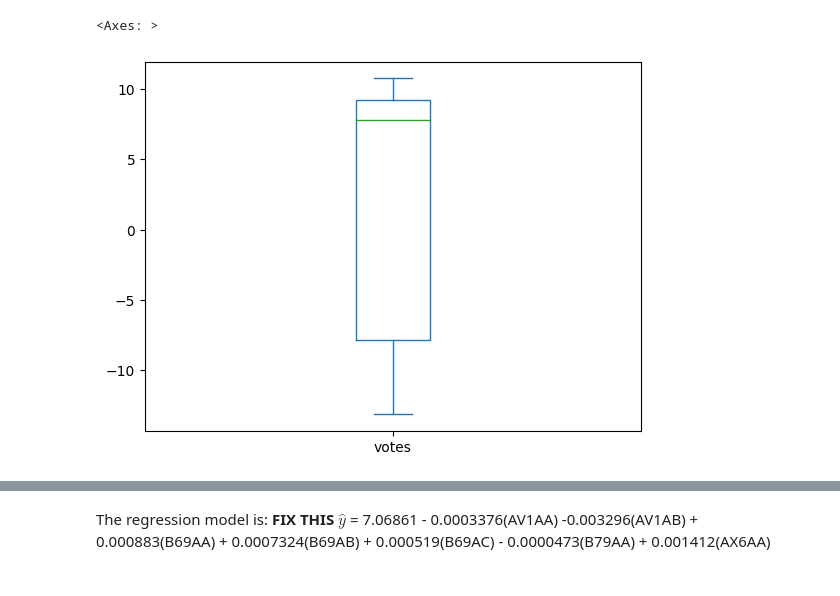
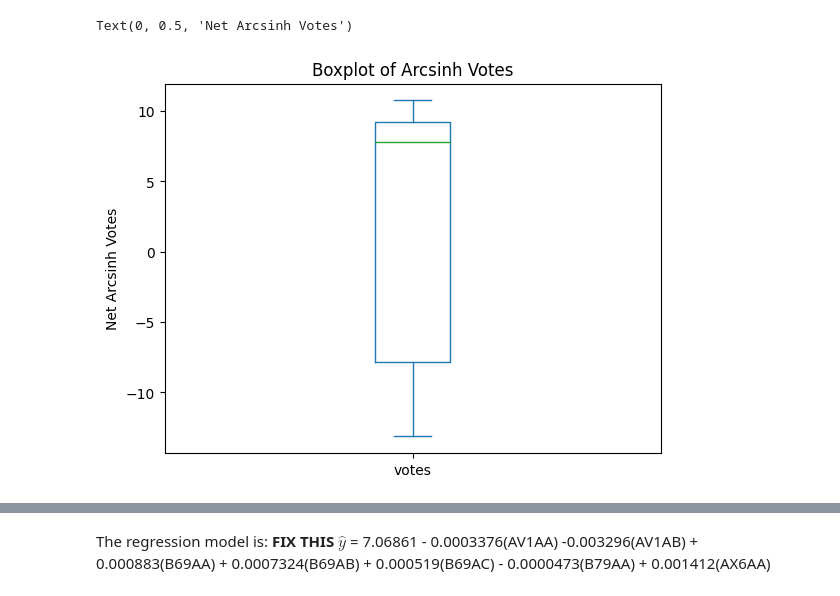
Before and after one commit to ashritakodali/project_voting, a Jupyter notebook: FINAL_project.ipynb, the cells around one changed output, grey strips where cells are left out. Saved outputs shown, nothing was run; the diff lists cells and outputs as text; code cells hidden in the pictures.

```diff
--- a/FINAL_project.ipynb
+++ b/FINAL_project.ipynb
@@ -141,10 +153,12 @@ df['votes'].hist(bins=20)
 # %%
 # linear regression model: eda
 
 df["votes"].plot.box()
+plt.title("Boxplot of Arcsinh Votes")
+plt.ylabel("Net Arcsinh Votes")
 
 # it appears that there are no outliers so there is no need to remove any
 # of the observations:
 # %% [output]
-<Axes: >
+Text(0, 0.5, 'Net Arcsinh Votes')
-[figure, old version]
+[figure, new version]
```
Also changed, not shown: parts of 15 cells of this notebook.
